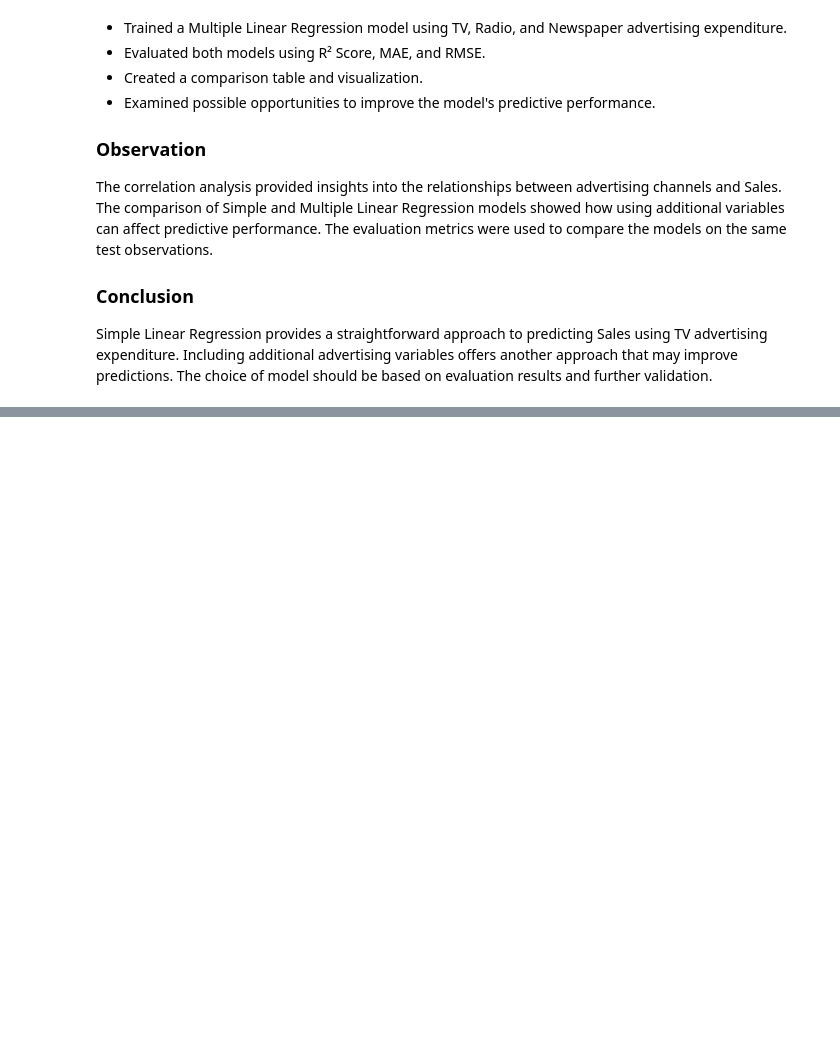
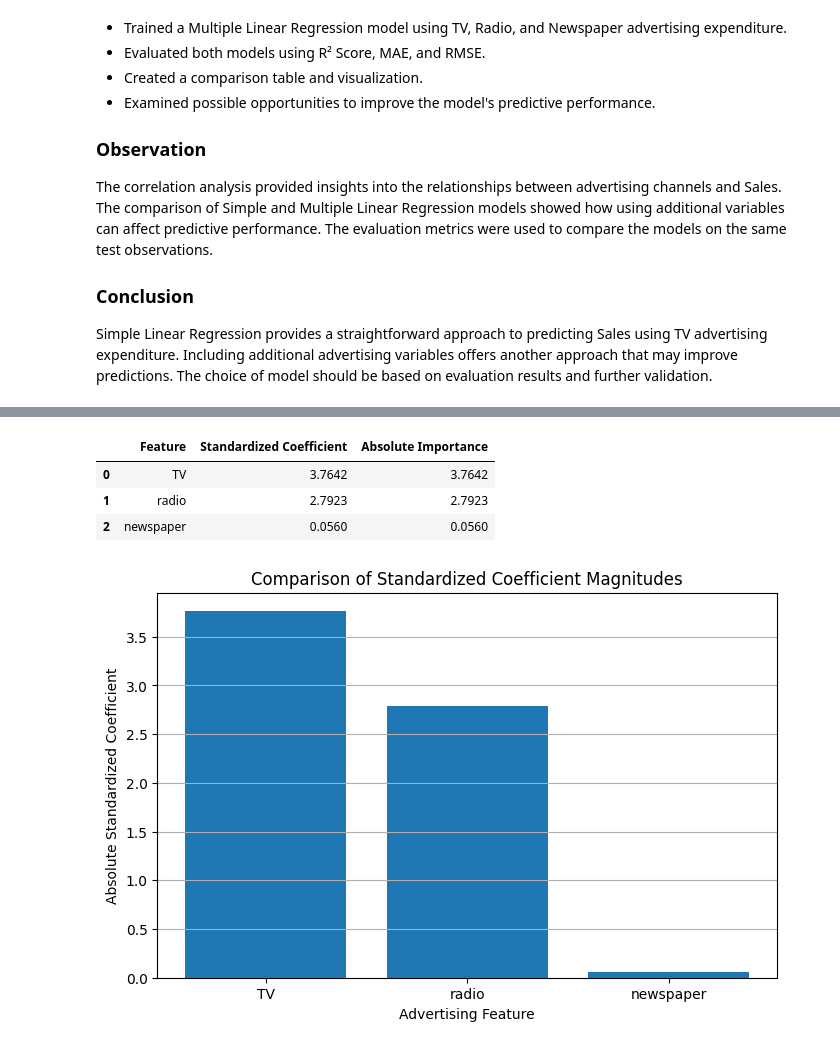
Before and after one commit to shreeshreeya69-crypto/simple-linear-regression-ybi, a Jupyter notebook: Simple_Linear_Regression_YBI.ipynb, the cells around one changed output, grey strips where cells are left out. Drawn from its saved outputs; the diff is of its cells as text; code cells hidden in the pictures; blank space fills up the shorter version.

```diff
--- a/Simple_Linear_Regression_YBI.ipynb
+++ b/Simple_Linear_Regression_YBI.ipynb
@@ -3376,0 +3405,13 @@ Simple Linear Regression provides a straightforward approach to predicting Sales
+# %%
+X = df[['TV', 'radio', 'newspaper']]
+y = df['sales']
+
+X_train, X_test, y_train, y_test = train_test_split(
+    X, y, test_size=0.2, random_state=42
+)
+
+print("Training data shape:", X_train.shape)
+print("Testing data shape:", X_test.shape)
+
+print("\nSelected Features:")
+print(X.columns.tolist())
@@ -3376,0 +3492,53 @@ Simple Linear Regression provides a straightforward approach to predicting Sales
+# %%
+from sklearn.pipeline import make_pipeline
+from sklearn.preprocessing import StandardScaler
+
+standardized_model = make_pipeline(
+    StandardScaler(),
+    LinearRegression()
+)
+
+standardized_model.fit(X_train, y_train)
+
+standardized_coefficients = standardized_model.named_steps[
+    'linearregression'
+].coef_
+
+importance_df = pd.DataFrame({
+    'Feature': X.columns,
+    'Standardized Coefficient': standardized_coefficients
+})
+
+importance_df['Absolute Importance'] = np.abs(
+    importance_df['Standardized Coefficient']
+)
+
+importance_df = importance_df.sort_values(
+    by='Absolute Importance',
+    ascending=False
+)
+
+importance_df = importance_df.round(4)
+
+importance_df
+# %% [output]
+|  | Feature | Standardized Coefficient | Absolute Importance |
+| 0 | TV | 3.7642 | 3.7642 |
+| 1 | radio | 2.7923 | 2.7923 |
+| 2 | newspaper | 0.0560 | 0.0560 |
+# %%
+plt.figure(figsize=(8, 5))
+
+plt.bar(
+    importance_df['Feature'],
+    importance_df['Absolute Importance']
+)
+
+plt.title("Comparison of Standardized Coefficient Magnitudes")
+plt.xlabel("Advertising Feature")
+plt.ylabel("Absolute Standardized Coefficient")
+plt.grid(axis='y')
+
+plt.show()
+# %% [output]
+[figure, added]
```
Also changed, not shown: parts of 8 cells of this notebook.
